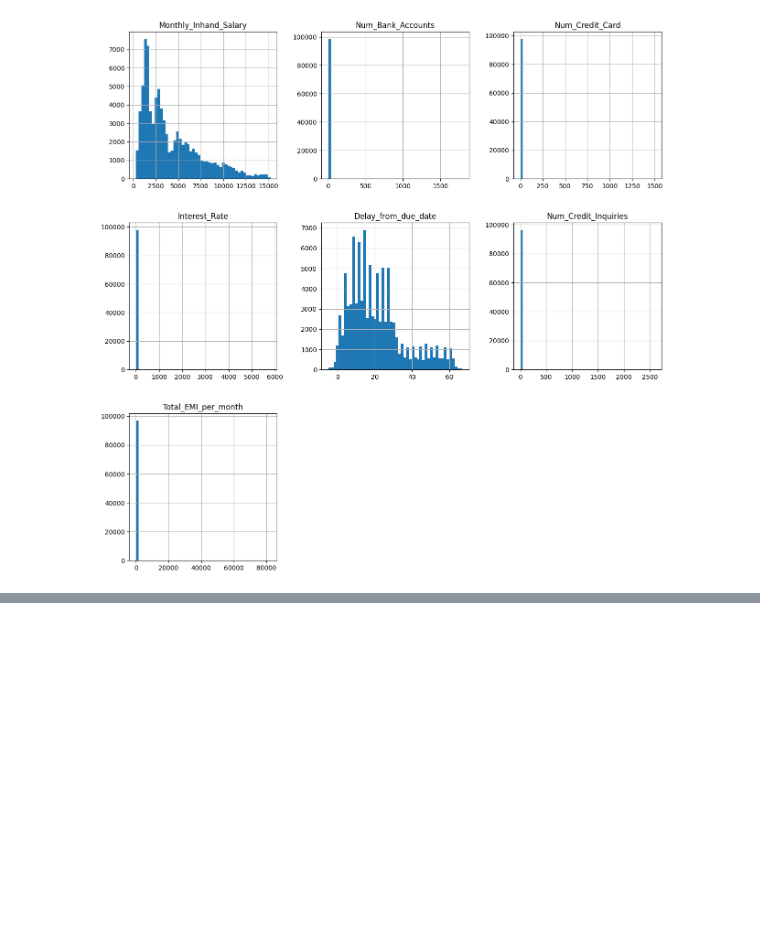
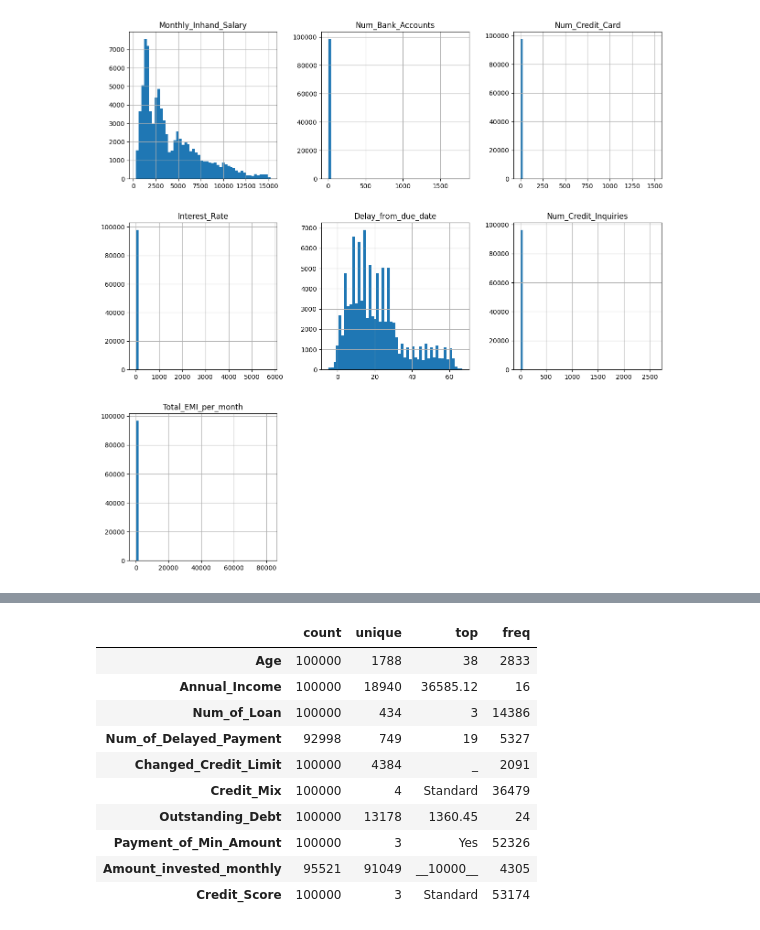
Before and after one commit to nvbinh15/credit-assessment-microservice, a Jupyter notebook: credit_score_classification.ipynb, the cells around one changed output, grey strips where cells are left out. Drawn from its saved outputs; the diff is of its cells as text; code cells hidden in the pictures; blank space fills up the shorter version.

```diff
--- a/credit_score_classification.ipynb
+++ b/credit_score_classification.ipynb
@@ -70,0 +126,23 @@ train_df.head()
+# %%
+train_df.drop(
+    columns=[
+        'Monthly_Inhand_Salary', 'Type_of_Loan', 'Credit_History_Age', 'Monthly_Balance',
+        'Interest_Rate'
+    ],
+    inplace=True
+)
+# %%
+categorical = train_df.dtypes[train_df.dtypes == "object"].index
+train_df[categorical].describe().transpose()
+# %% [output]
+|  | count | unique | top | freq |
+| Age | 100000 | 1788 | 38 | 2833 |
+| Annual_Income | 100000 | 18940 | 36585.12 | 16 |
+| Num_of_Loan | 100000 | 434 | 3 | 14386 |
+| Num_of_Delayed_Payment | 92998 | 749 | 19 | 5327 |
+| Changed_Credit_Limit | 100000 | 4384 | _ | 2091 |
+| Credit_Mix | 100000 | 4 | Standard | 36479 |
+| Outstanding_Debt | 100000 | 13178 | 1360.45 | 24 |
+| Payment_of_Min_Amount | 100000 | 3 | Yes | 52326 |
+| Amount_invested_monthly | 95521 | 91049 | __10000__ | 4305 |
+| Credit_Score | 100000 | 3 | Standard | 53174 |
```
Also changed, not shown: parts of 17 cells of this notebook.
